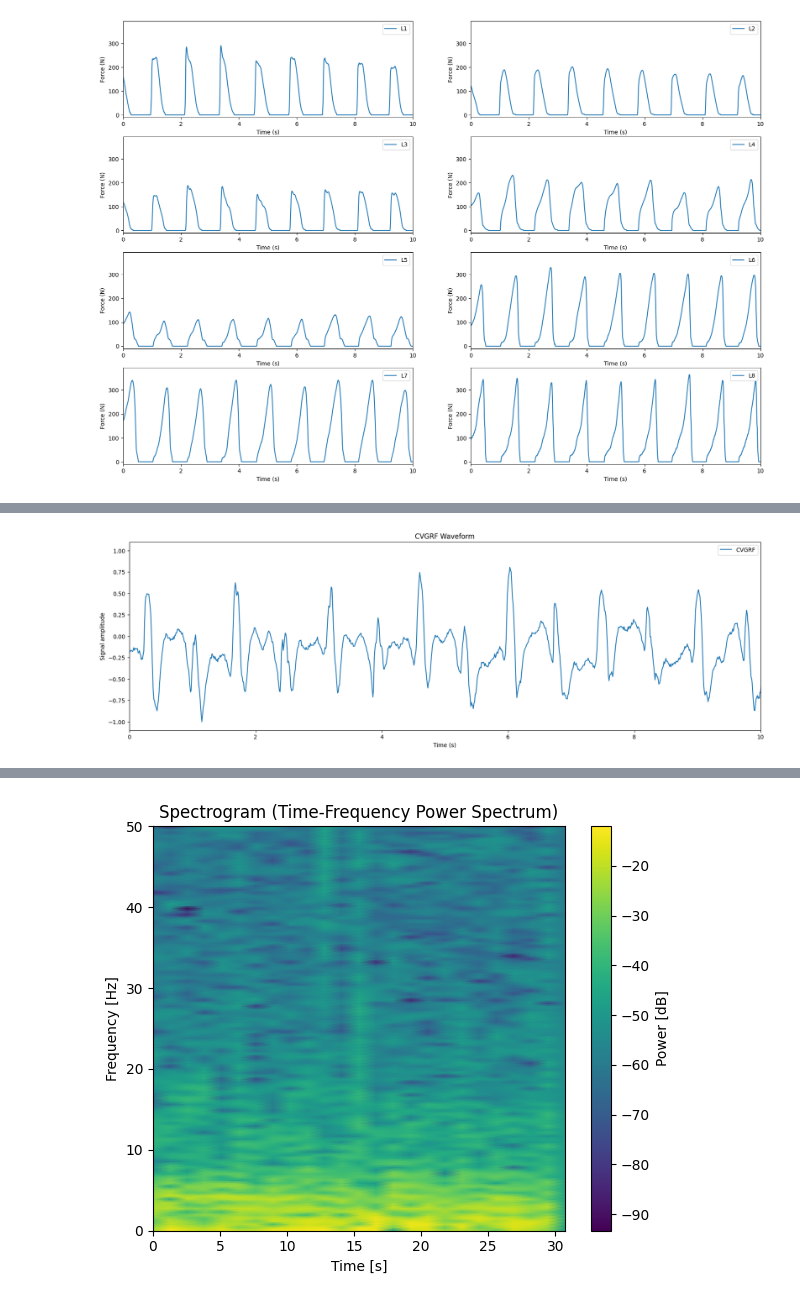
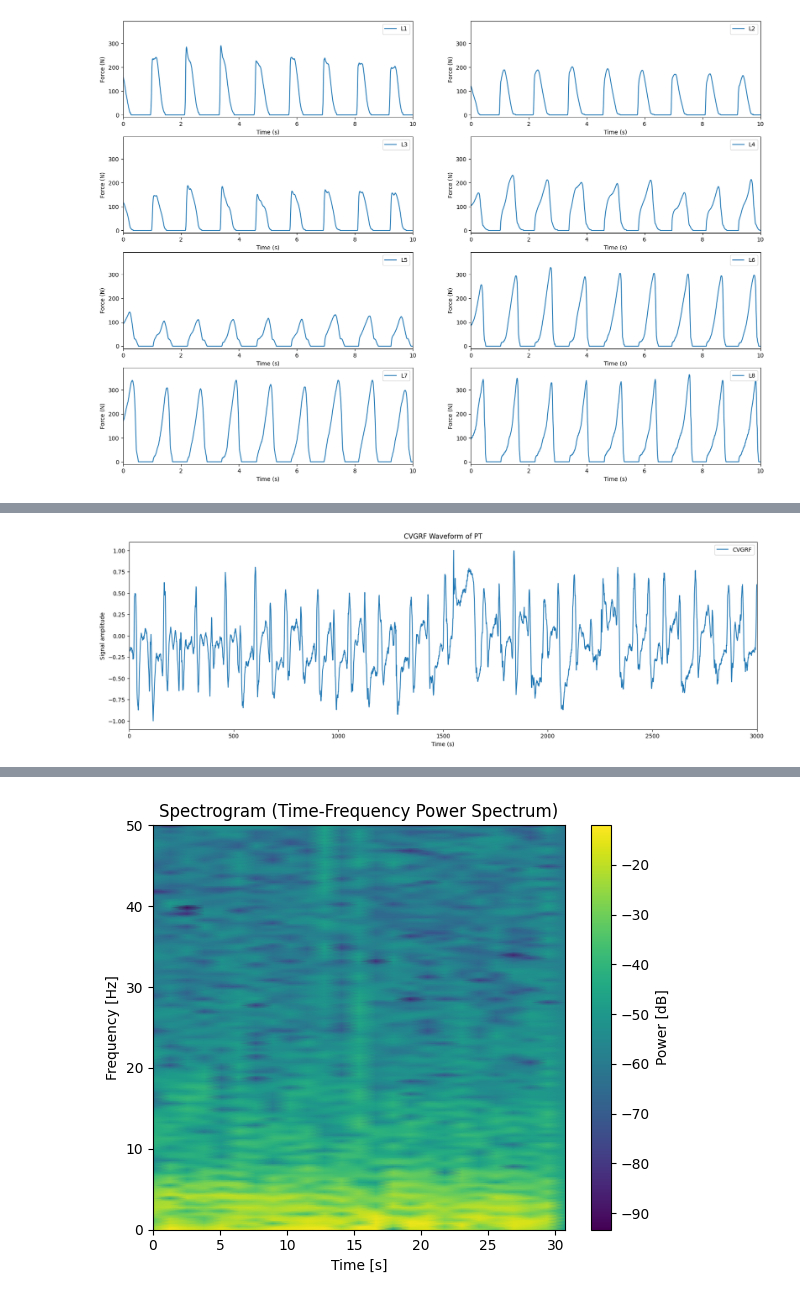
Before and after one commit to Ankita5051/GAN-Augmented-Gait-Analysis-for-Parkinson-s-Detection-Grading, a Jupyter notebook: PD_detection.ipynb, the cells around one changed output, grey strips where cells are left out. Saved outputs shown, nothing was run; the diff lists cells and outputs as text; code cells hidden in the pictures.

```diff
--- a/PD_detection.ipynb
+++ b/PD_detection.ipynb
@@ -235,14 +223,14 @@ dataset.head(30)
 # %%
 import matplotlib.pyplot as plt
 
 plt.figure(figsize=(20, 6))
 # Access the first signal from the 'signal' column of the dataset DataFrame
-plt.plot(time[0:3000], dataset['signal'][0], label='CVGRF')
-plt.title("CVGRF Waveform")
+plt.plot(dataset['signal'][0], label='CVGRF')
+plt.title("CVGRF Waveform of PT")
 plt.xlabel("Time (s)")
 plt.ylabel("Signal amplitude")
 plt.legend(ncol=4) # Add ncol for better legend display
-plt.xlim(0, 10) # Keep x-axis limit to the first 10 seconds
+plt.xlim(0, 3000) # Keep x-axis limit to the first 10 seconds
 plt.show()
 # %% [output]
-[figure, old version]
+[figure, new version]
```
Also changed, not shown: parts of 14 cells of this notebook.
